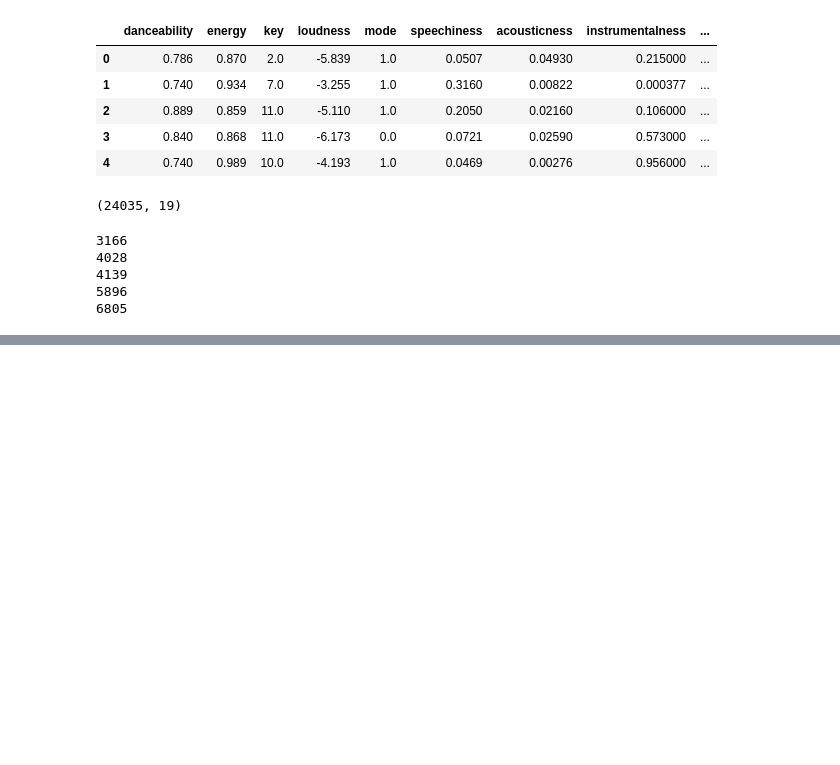
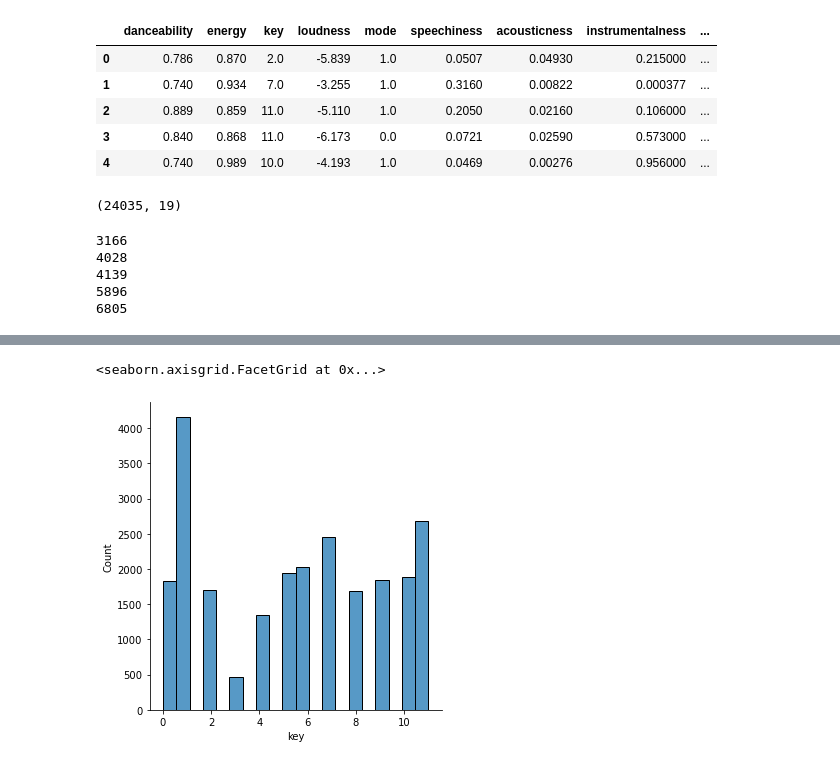
Before and after one commit to chetanpopli/subgenre-classifier, a Jupyter notebook: cleaning.ipynb, the cells around one changed output, grey strips where cells are left out. Drawn from its saved outputs; the diff is of its cells as text; code cells hidden in the pictures; blank space fills up the shorter version.

```diff
--- a/cleaning.ipynb
+++ b/cleaning.ipynb
@@ -73,0 +91,5 @@ print(trap_count_unique.count())
+# %%
+sns.displot(songs_unique, x="key", bins = 20)
+# %% [output]
+<seaborn.axisgrid.FacetGrid at 0x...>
+[figure, added]
```
Also changed, not shown: parts of 4 cells of this notebook, 3 other files.
